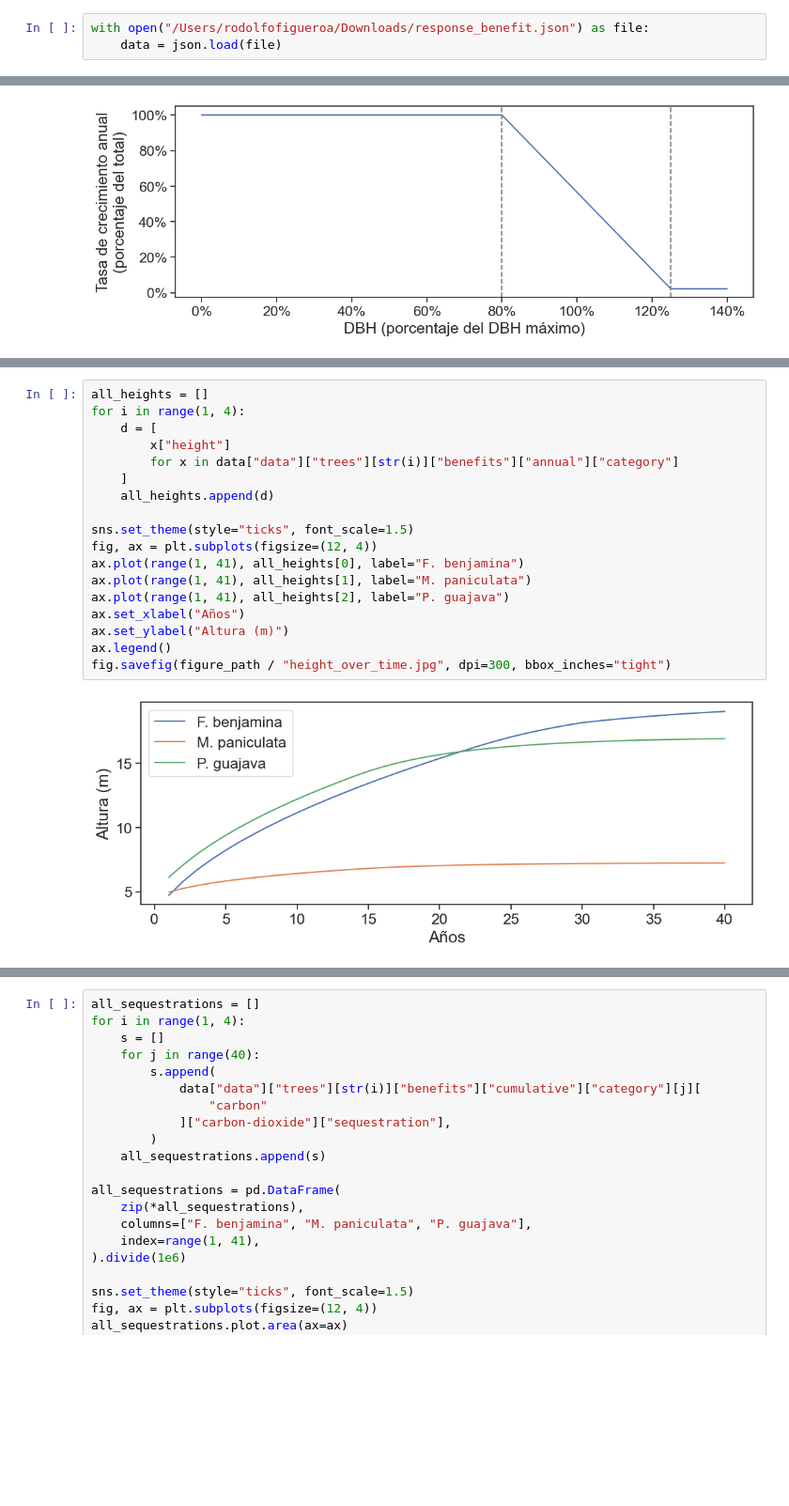
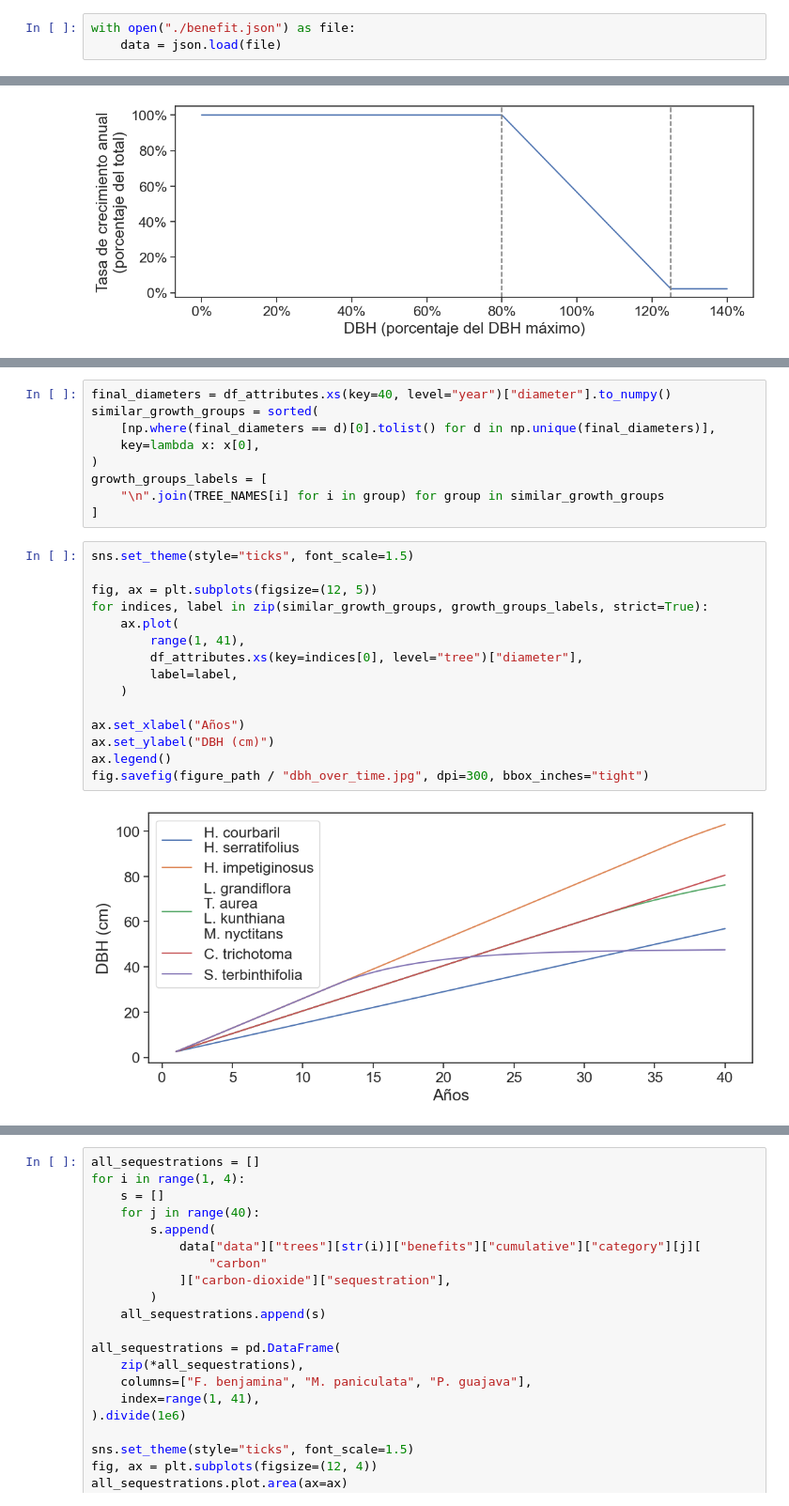
Before and after one commit to RodolfoFigueroa/belo_horizonte, a Jupyter notebook: trees.ipynb, the cells around one changed output, grey strips where cells are left out. Shown at 94% size. Saved outputs shown, nothing was run; the diff lists cells and outputs as text; blank space fills up the shorter version.

```diff
--- a/trees.ipynb
+++ b/trees.ipynb
@@ -9,5 +10,5 @@ from matplotlib import ticker
 # %%
 figure_path = Path("./figures")
 # %%
-with open("/Users/rodolfofigueroa/Downloads/response_benefit.json") as file:
+with open("./benefit.json") as file:
     data = json.load(file)
@@ -49,20 +70,26 @@ fig.savefig(figure_path / "dbh_over_time.jpg", dpi=300, bbox_inches="tight")
-# %%
-all_heights = []
-for i in range(1, 4):
-    d = [
-        x["height"]
-        for x in data["data"]["trees"][str(i)]["benefits"]["annual"]["category"]
-    ]
-    all_heights.append(d)
-
-sns.set_theme(style="ticks", font_scale=1.5)
-fig, ax = plt.subplots(figsize=(12, 4))
-ax.plot(range(1, 41), all_heights[0], label="F. benjamina")
-ax.plot(range(1, 41), all_heights[1], label="M. paniculata")
-ax.plot(range(1, 41), all_heights[2], label="P. guajava")
-ax.set_xlabel("Años")
-ax.set_ylabel("Altura (m)")
-ax.legend()
-fig.savefig(figure_path / "height_over_time.jpg", dpi=300, bbox_inches="tight")
-# %% [output]
-[figure, removed]
+# %%
+final_diameters = df_attributes.xs(key=40, level="year")["diameter"].to_numpy()
+similar_growth_groups = sorted(
+    [np.where(final_diameters == d)[0].tolist() for d in np.unique(final_diameters)],
+    key=lambda x: x[0],
+)
+growth_groups_labels = [
+    "\n".join(TREE_NAMES[i] for i in group) for group in similar_growth_groups
+]
+# %%
+sns.set_theme(style="ticks", font_scale=1.5)
+
+fig, ax = plt.subplots(figsize=(12, 5))
+for indices, label in zip(similar_growth_groups, growth_groups_labels, strict=True):
+    ax.plot(
+        range(1, 41),
+        df_attributes.xs(key=indices[0], level="tree")["diameter"],
+        label=label,
+    )
+
+ax.set_xlabel("Años")
+ax.set_ylabel("DBH (cm)")
+ax.legend()
+fig.savefig(figure_path / "dbh_over_time.jpg", dpi=300, bbox_inches="tight")
+# %% [output]
+[figure, added]
```
Also changed, not shown: parts of 8 cells of this notebook, 1 other file.
